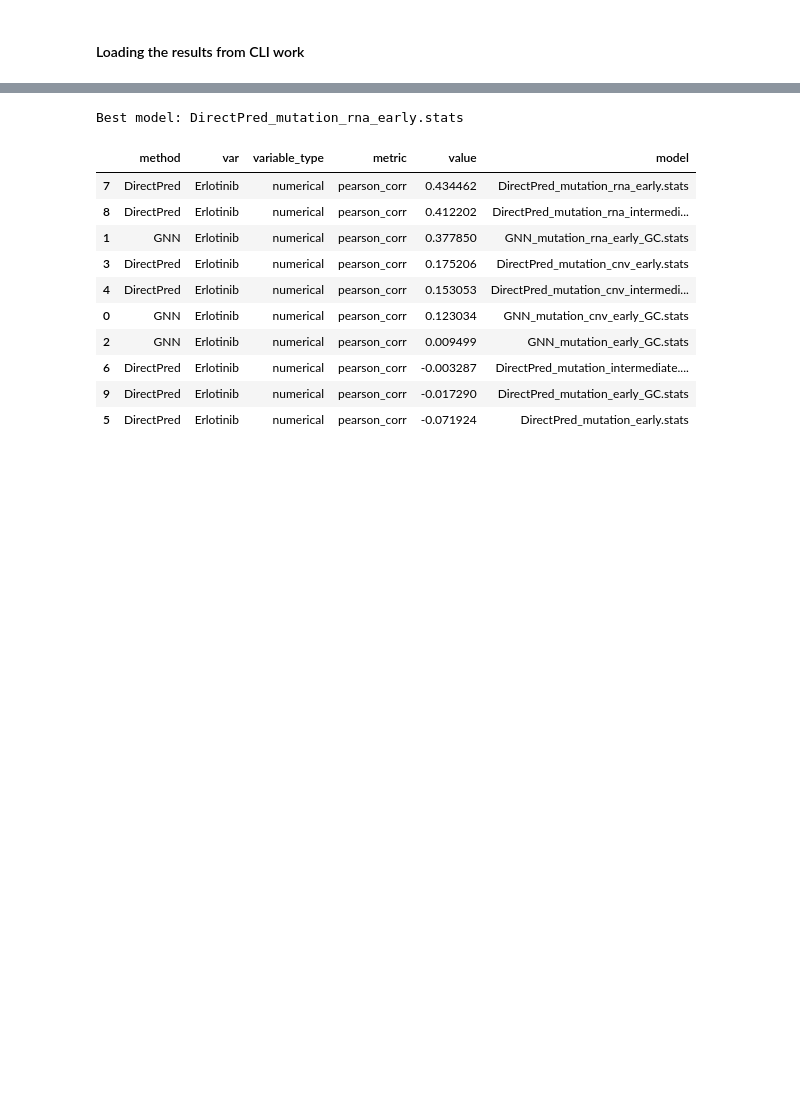
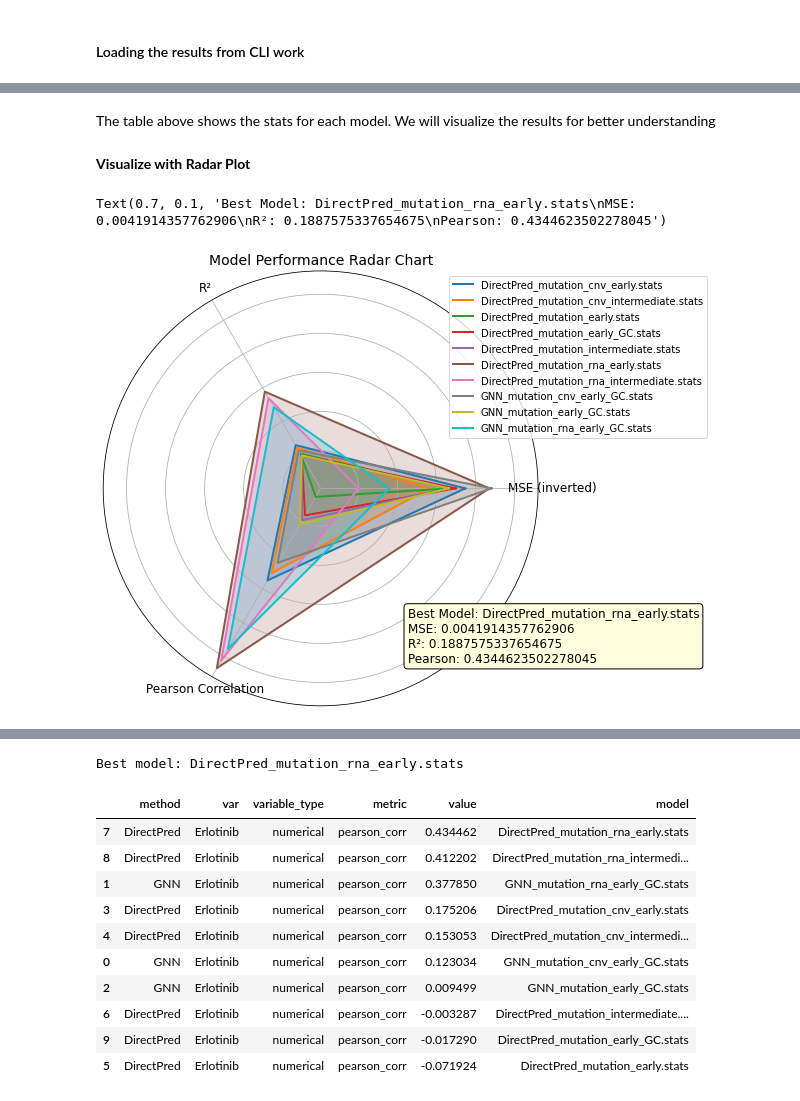
Before and after one commit to NishatMohammad/MultiOmicsIntegrationWithDeepLearningArchitectures, a Jupyter notebook: scripts/Analysis.ipynb, the cells around one changed output, grey strips where cells are left out. Saved outputs shown, nothing was run; the diff lists cells and outputs as text; code cells hidden in the pictures; blank space fills up the shorter version.

```diff
--- a/scripts/Analysis.ipynb
+++ b/scripts/Analysis.ipynb
@@ -171,0 +173,16 @@ print(result_files)
+# %%
+# Read all stats files and extract relevant metrics
+def extract_metrics(result_files):
+    df_list = []
+    for file in result_files:
+        temp_df = pd.read_csv(file)
+        model_name = os.path.basename(file).replace('.csv', '')
+        temp_df['model'] = model_name
+        df_list.append(temp_df)
+
+    df = pd.concat(df_list, ignore_index=True)
+    return df.pivot(index='model', columns='metric', values='value').reset_index()
+
+# Assuming result_files contains paths to the CSV files
+df = extract_metrics(result_files)
+print(df)
@@ -171,0 +207,43 @@ print(result_files)
+# %% [markdown]
+The table above shows the stats for each model. We will visualize the results for better understanding
+# %% [markdown]
+**Visualize with Radar Plot**
+# %%
+# Define models and metrics
+models = df['model'].tolist()
+mse_values = df['mse'].tolist()
+r2_values = df['r2'].tolist()
+pearson_values = df['pearson_corr'].tolist()
+
+# Normalize MSE for visualization (invert since lower is better)
+mse_max = max(mse_values)
+mse_norm = [1 - (x / mse_max) for x in mse_values]
+
+data_normalized = [
+    [mse_norm[i], r2_values[i], pearson_values[i]] for i in range(len(models))
+]
+
+categories = ["MSE (inverted)", "R²", "Pearson Correlation"]
+angles = [n / float(len(categories)) * 2 * pi for n in range(len(categories))]
+angles += angles[:1]
+
+best_model_index = pearson_values.index(max(pearson_values))
+best_model_name = models[best_model_index]
+best_model_stats = f"Best Model: {best_model_name}\nMSE: {mse_values[best_model_index]}\nR²: {r2_values[best_model_index]}\nPearson: {pearson_values[best_model_index]}"
+
+# Create radar chart
+fig, ax = plt.subplots(figsize=(8, 8), subplot_kw=dict(polar=True))
+for i, model in enumerate(models):
+    values = data_normalized[i] + data_normalized[i][:1]
+    ax.plot(angles, values, linewidth=2, linestyle='solid', label=model)
+    ax.fill(angles, values, alpha=0.2)
+
+ax.set_xticks(angles[:-1])
+ax.set_xticklabels(categories, fontsize=12)
+ax.set_yticklabels([])
+ax.set_title("Model Performance Radar Chart", fontsize=14)
+ax.legend(loc="upper right", bbox_to_anchor=(1.4, 1))
+plt.annotate(best_model_stats, xy=(0.7, 0.1), xycoords='axes fraction', fontsize=12, bbox=dict(boxstyle="round,pad=0.3", edgecolor='black', facecolor='lightyellow'))
+# %% [output]
+Text(0.7, 0.1, 'Best Model: DirectPred_mutation_rna_early.stats\nMSE: 0.0041914357762906\nR²: 0.1887575337654675\nPearson: 0.4344623502278045')
+[figure, added]
```
Also changed, not shown: parts of 7 cells of this notebook.
